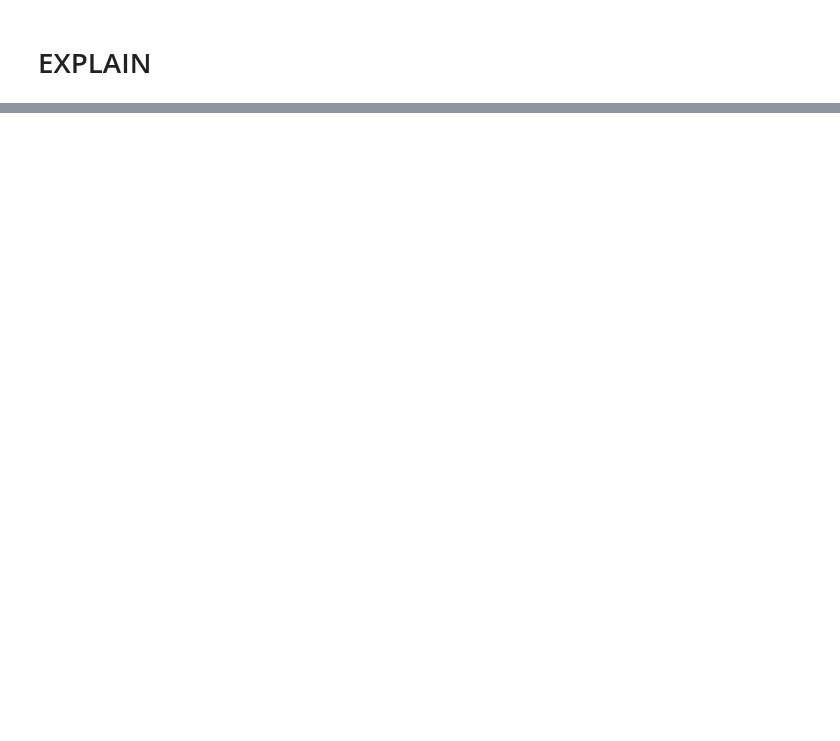
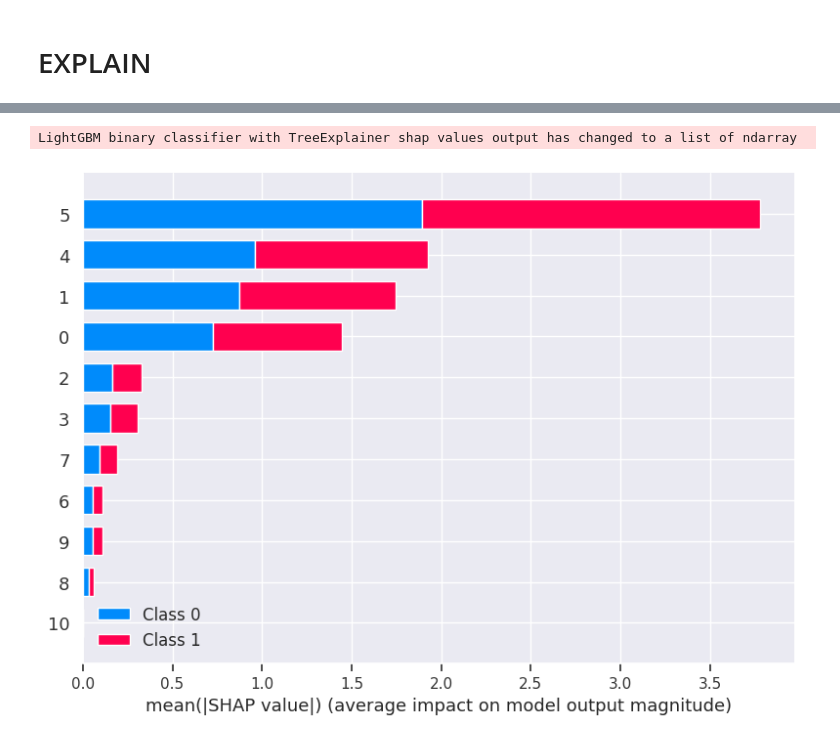
Before and after one commit to AlexandreGazagnes/for-nora, a Jupyter notebook: notebooks/03_explanation.ipynb, the cells around one changed output, grey strips where cells are left out. Cells and saved outputs as stored; diff of their text form; code cells hidden in the pictures; blank space fills up the shorter version.

```diff
--- a/notebooks/03_explanation.ipynb
+++ b/notebooks/03_explanation.ipynb
@@ -78,3 +142,7 @@ model.score(X_train, y_train)
 # %% [markdown]
 # EXPLAIN
+# %%
+X = preprocessor.transform(X_train)
+X = imputer.transform(X)
+X = pd.DataFrame(X)
 # %%
@@ -101,6 +196,9 @@ with open("./models/shap.pk", "wb") as f :
     pk = pickle.dumps(explainer)
     f.write(pk)
 # %%
-shap_values = explainer.shap_values(X_train)
-shap.summary_plot(shap_values, X_train, plot_type="bar",show=True)
+shap_values = explainer.shap_values(X)
+shap.summary_plot(shap_values, X, plot_type="bar",show=True)
+# %% [output]
+LightGBM binary classifier with TreeExplainer shap values output has changed to a list of ndarray
+[figure, added]
 # %%
```
Also changed, not shown: parts of 40 cells of this notebook.
